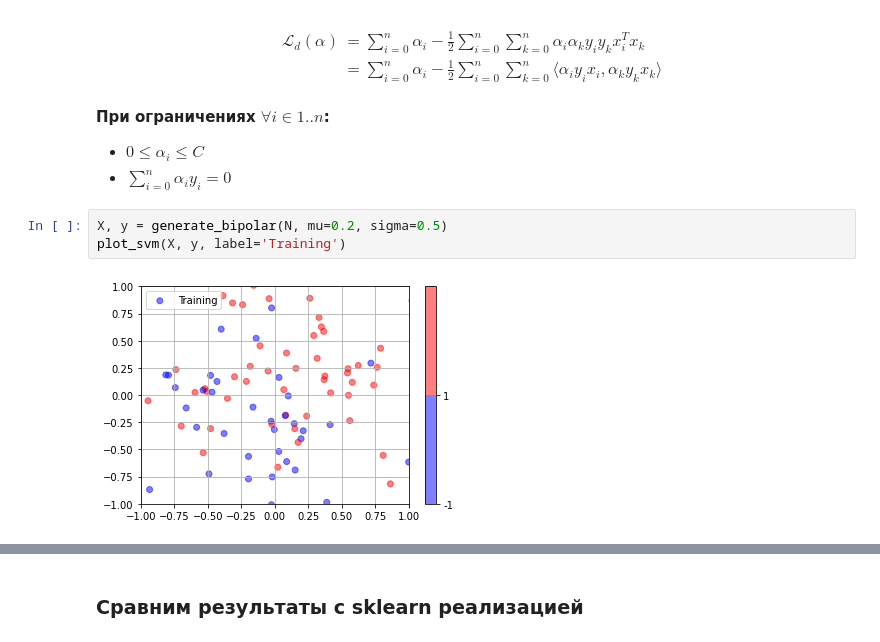
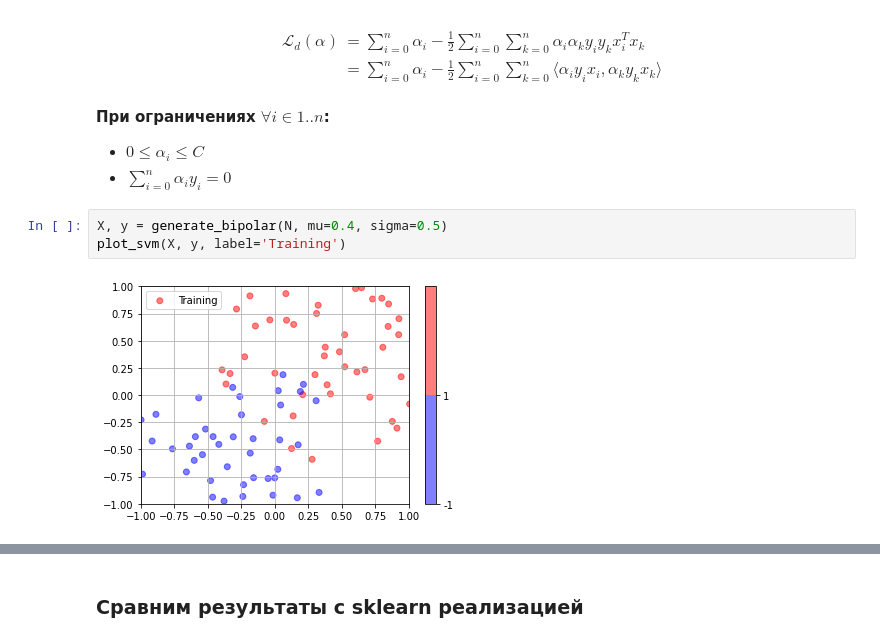
Before and after one commit to runnerup96/SBT-machine-learning-seminars, a Jupyter notebook: Метод опорных векторов/Линейный SVM.ipynb, the cells around one changed output, grey strips where cells are left out. Saved outputs shown, nothing was run; the diff lists cells and outputs as text.

```diff
--- a/Метод опорных векторов/Линейный SVM.ipynb
+++ b/Метод опорных векторов/Линейный SVM.ipynb
@@ -172,10 +173,10 @@ __При ограничениях $\forall i\in 1..n$:__
 - $0 \le \alpha_i \le C$
 - $\sum_{i=0}^n \alpha_i y_i = 0$
 # %%
-X, y = generate_bipolar(N, mu=0.2, sigma=0.5)
+X, y = generate_bipolar(N, mu=0.4, sigma=0.5)
 plot_svm(X, y, label='Training')
 # %% [output]
-[figure, old version]
+[figure, new version]
 # %%
 class SoftMarginSVM:
 
```
Also changed, not shown: parts of 5 cells of this notebook, 1 other file.
